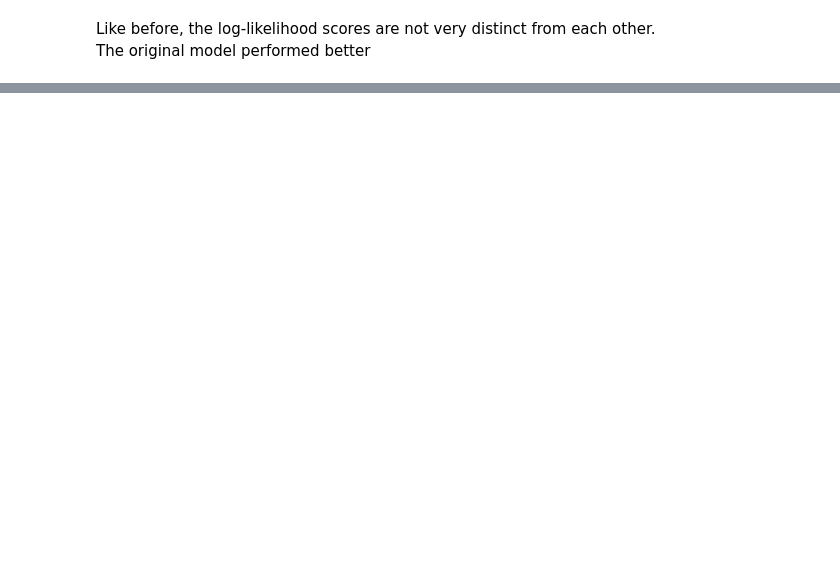
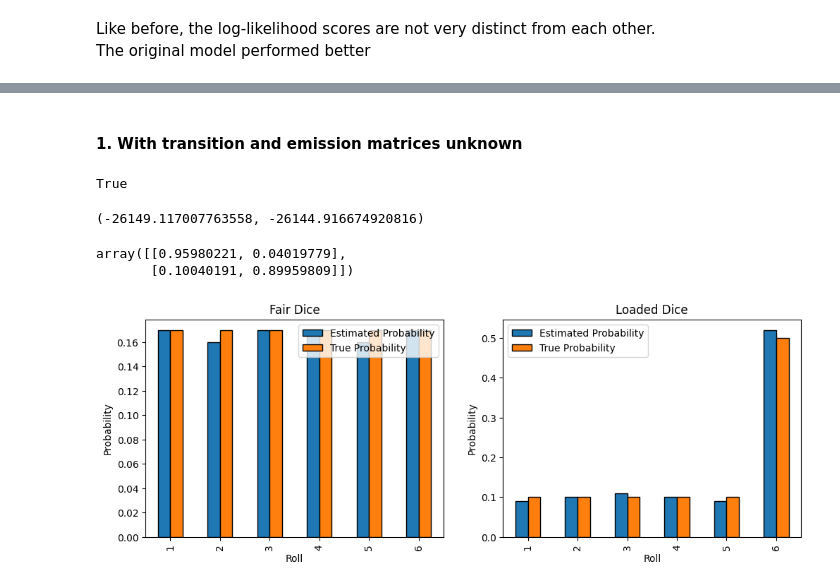
Before and after one commit to joelpoliveira/CNN-Sentiment-Polarity-Prediction, a Jupyter notebook: TP/TP4/main_Joel.ipynb, the cells around one changed output, grey strips where cells are left out. Drawn from its saved outputs; the diff is of its cells as text; code cells hidden in the pictures; blank space fills up the shorter version.

```diff
--- a/TP/TP4/main_Joel.ipynb
+++ b/TP/TP4/main_Joel.ipynb
@@ -230,0 +392,2 @@ The original model performed better
+# %%
+new_X, new_y = model.sample(30000)
@@ -230,0 +396,33 @@ The original model performed better
+# %%
+N = new_X.shape[0]//2
+# %%
+X_train, X_test, y_train, y_test = train_test_split((new_X, new_y), N)
+# %% [markdown]
+#### 1. With transition and emission matrices unknown
+# %%
+remodel = hmm.CategoricalHMM(n_components=2, init_params="mctes", n_iter=10000000)
+remodel.n_features=6
+#remodel.startprob_ = np.array([1.0,0])
+remodel.fit(X_train)
+remodel.monitor_.converged
+# %% [output]
+True
+# %%
+remodel.score(X_test), model.score(X_test)
+# %% [output]
+(-26149.117007763558, -26144.916674920816)
+# %%
+remodel.transmat_
+# %% [output]
+array([[0.95980221, 0.04019779],
+       [0.10040191, 0.89959809]])
+# %%
+model_probs = np.round(remodel.emissionprob_, decimals=2)
+true_probs = np.round(model.emissionprob_, decimals=2)
+
+f, ax = plt.subplots(1,2, figsize=(12,4))
+
+super_bar(range(1,7), [model_probs[0],true_probs[0]], ["Estimated Probability", "True Probability"], ax[0], xlabel="Roll", ylabel="Probability", title="Fair Dice")
+super_bar(range(1,7), [model_probs[1],true_probs[1]], ["Estimated Probability", "True Probability"], ax[1], xlabel="Roll", ylabel="Probability", title="Loaded Dice")
+# %% [output]
+[figure, added]
```
Also changed, not shown: parts of 52 cells of this notebook.
